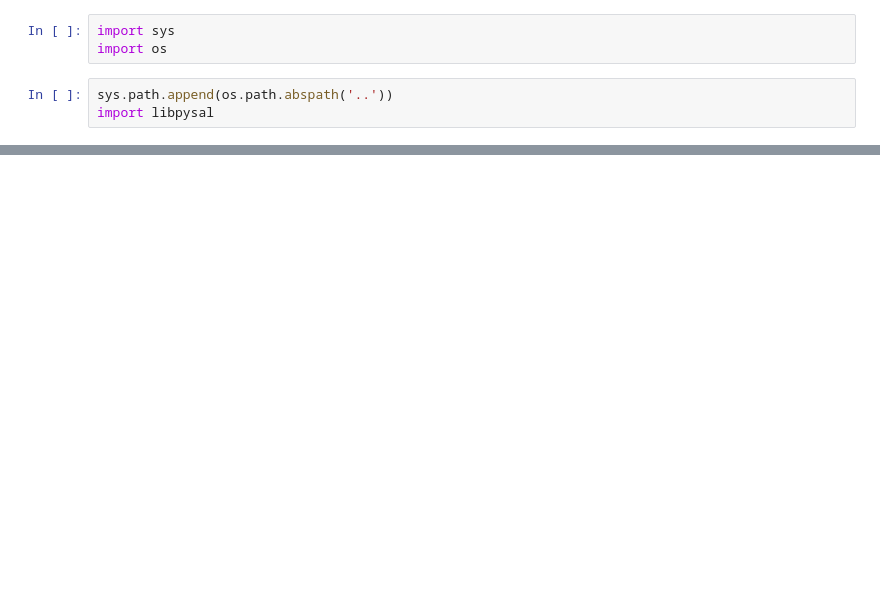
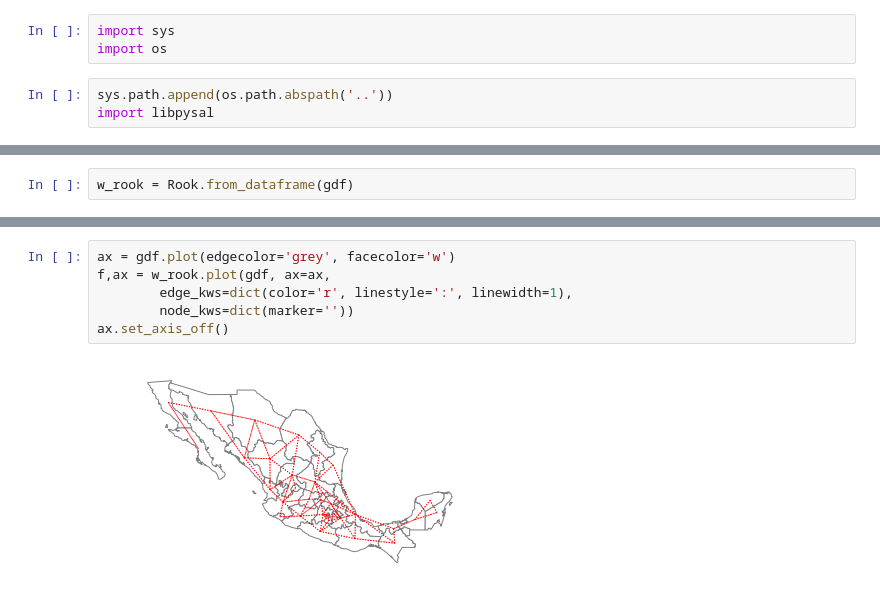
Before and after one commit to pysal/libpysal, a Jupyter notebook: notebooks/weights.ipynb, the cells around one changed output, grey strips where cells are left out. Cells and saved outputs as stored; diff of their text form; blank space fills up the shorter version.

```diff
--- a/notebooks/weights.ipynb
+++ b/notebooks/weights.ipynb
@@ -38,0 +56,2 @@ libpysal.examples.explain('baltim')
+# %%
+w_rook = Rook.from_dataframe(gdf)
@@ -38,0 +66,8 @@ libpysal.examples.explain('baltim')
+# %%
+ax = gdf.plot(edgecolor='grey', facecolor='w')
+f,ax = w_rook.plot(gdf, ax=ax,
+        edge_kws=dict(color='r', linestyle=':', linewidth=1),
+        node_kws=dict(marker=''))
+ax.set_axis_off()
+# %% [output]
+[figure, added]
```
Also changed, not shown: parts of 49 cells of this notebook, 1 other file.
